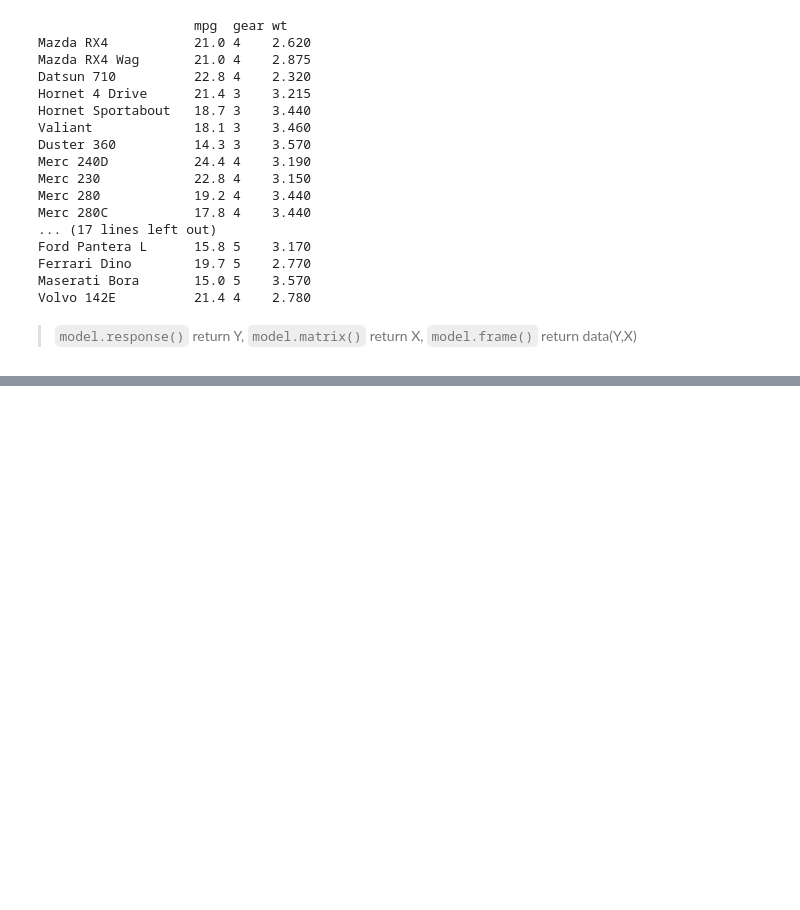
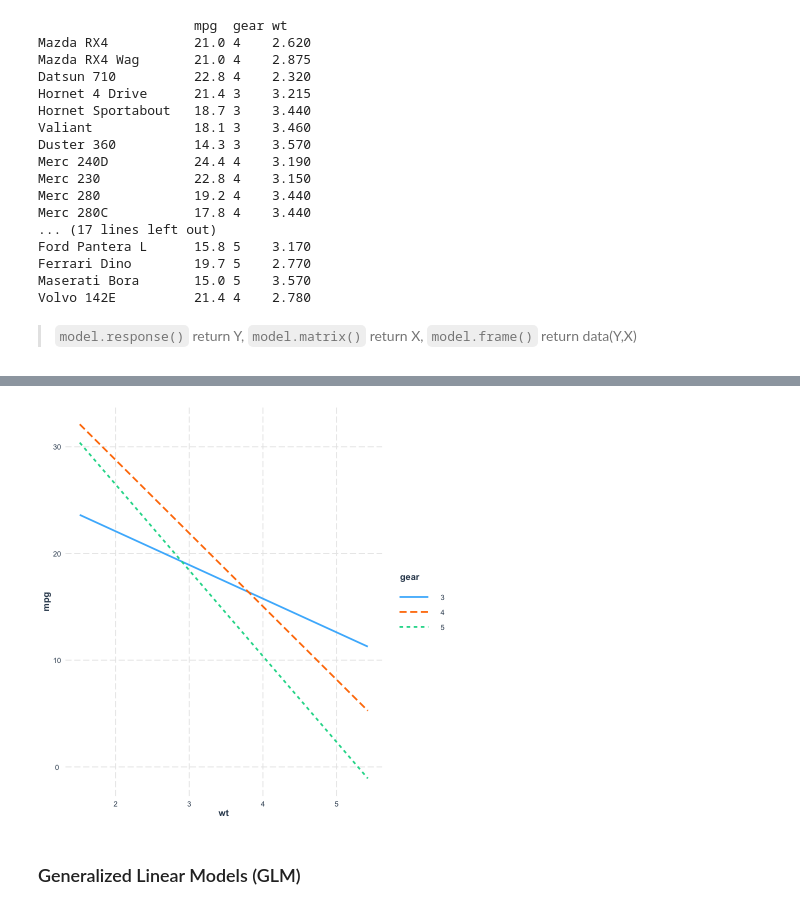
Before and after one commit to GooseberryOwO/DATASCI-506, a Jupyter notebook: notes.ipynb, the cells around one changed output, grey strips where cells are left out. Cells and saved outputs as stored; diff of their text form; code cells hidden in the pictures; blank space fills up the shorter version.

```diff
--- a/notes.ipynb
+++ b/notes.ipynb
@@ -637,0 +723,7 @@ Volvo 142E          21.4 4    2.780
+# %%
+library(interactions)
+interact_plot(mod, pred = wt, modx = gear)
+# %% [output]
+[figure, added]
+# %% [markdown]
+### Generalized Linear Models (GLM)
```
Also changed, not shown: parts of 39 cells of this notebook, 4 other files.
